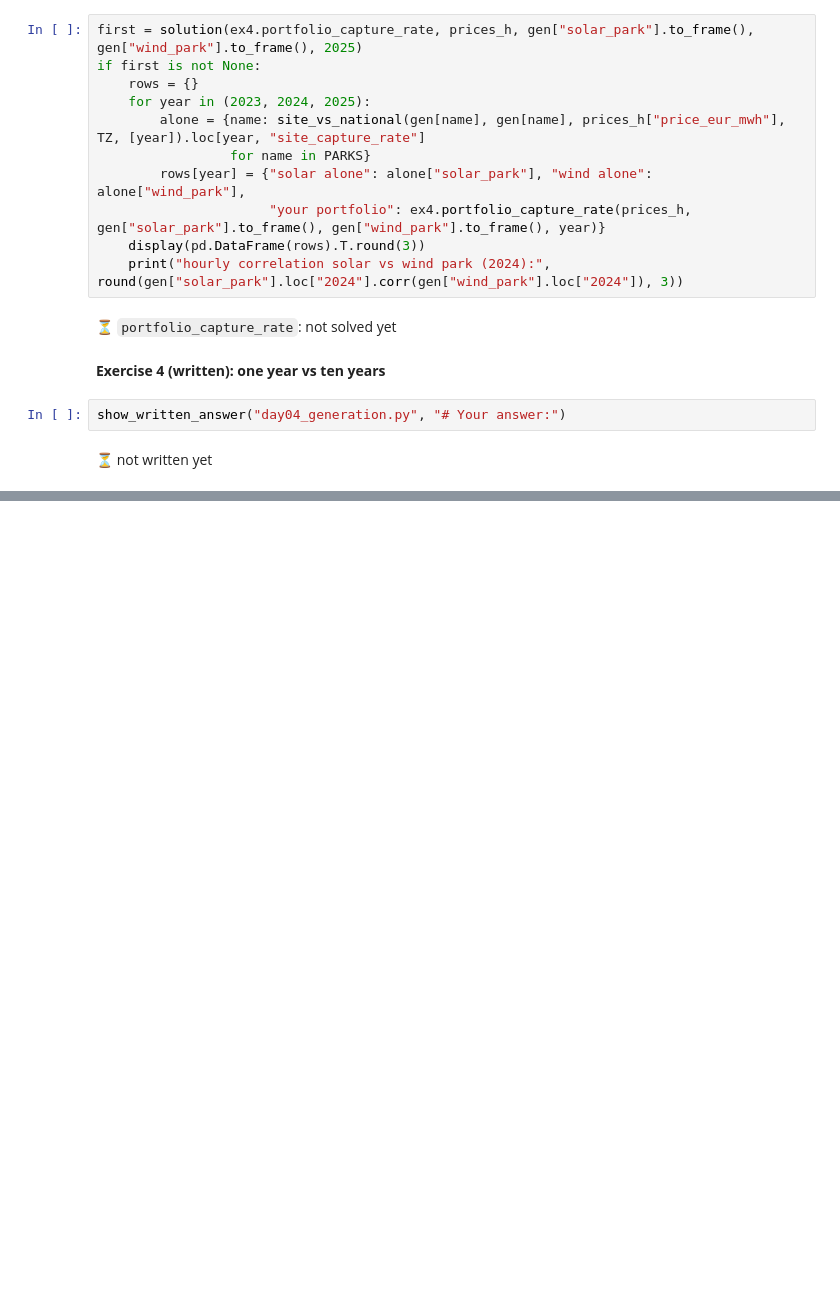
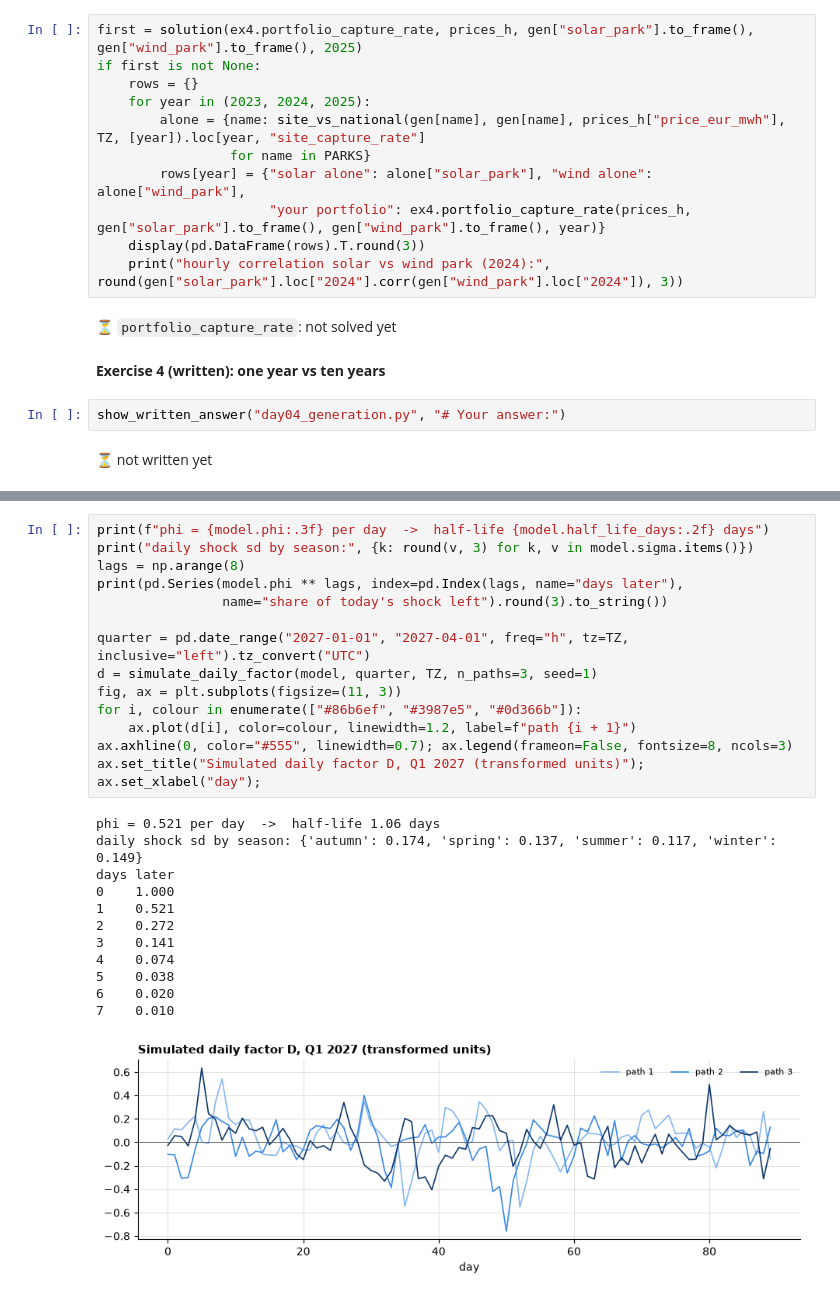
Before and after one commit to ankitpatel1661/ppa-lab, a Jupyter notebook: notebooks/ppa_lab_playground.ipynb, the cells around one changed output, grey strips where cells are left out. Cells and saved outputs as stored; diff of their text form; blank space fills up the shorter version.

```diff
--- a/notebooks/ppa_lab_playground.ipynb
+++ b/notebooks/ppa_lab_playground.ipynb
@@ -1225,0 +1309,27 @@ show_written_answer("day04_generation.py", "# Your answer:")
+# %%
+print(f"phi = {model.phi:.3f} per day  ->  half-life {model.half_life_days:.2f} days")
+print("daily shock sd by season:", {k: round(v, 3) for k, v in model.sigma.items()})
+lags = np.arange(8)
+print(pd.Series(model.phi ** lags, index=pd.Index(lags, name="days later"),
+                name="share of today's shock left").round(3).to_string())
+
+quarter = pd.date_range("2027-01-01", "2027-04-01", freq="h", tz=TZ, inclusive="left").tz_convert("UTC")
+d = simulate_daily_factor(model, quarter, TZ, n_paths=3, seed=1)
+fig, ax = plt.subplots(figsize=(11, 3))
+for i, colour in enumerate(["#86b6ef", "#3987e5", "#0d366b"]):
+    ax.plot(d[i], color=colour, linewidth=1.2, label=f"path {i + 1}")
+ax.axhline(0, color="#555", linewidth=0.7); ax.legend(frameon=False, fontsize=8, ncols=3)
+ax.set_title("Simulated daily factor D, Q1 2027 (transformed units)"); ax.set_xlabel("day");
+# %% [output]
+phi = 0.521 per day  ->  half-life 1.06 days
+daily shock sd by season: {'autumn': 0.174, 'spring': 0.137, 'summer': 0.117, 'winter': 0.149}
+days later
+0    1.000
+1    0.521
+2    0.272
+3    0.141
+4    0.074
+5    0.038
+6    0.020
+7    0.010
+[figure, added]
```
Also changed, not shown: parts of 30 cells of this notebook, 32 other files.
